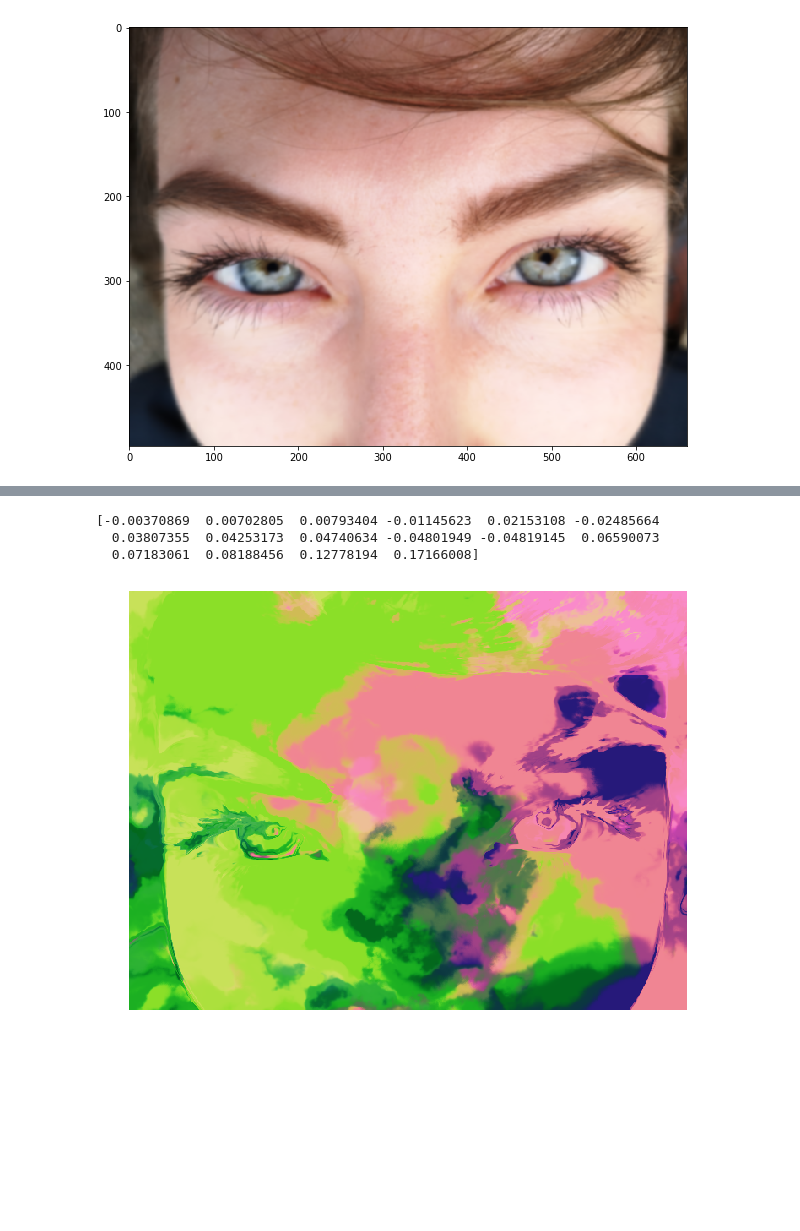
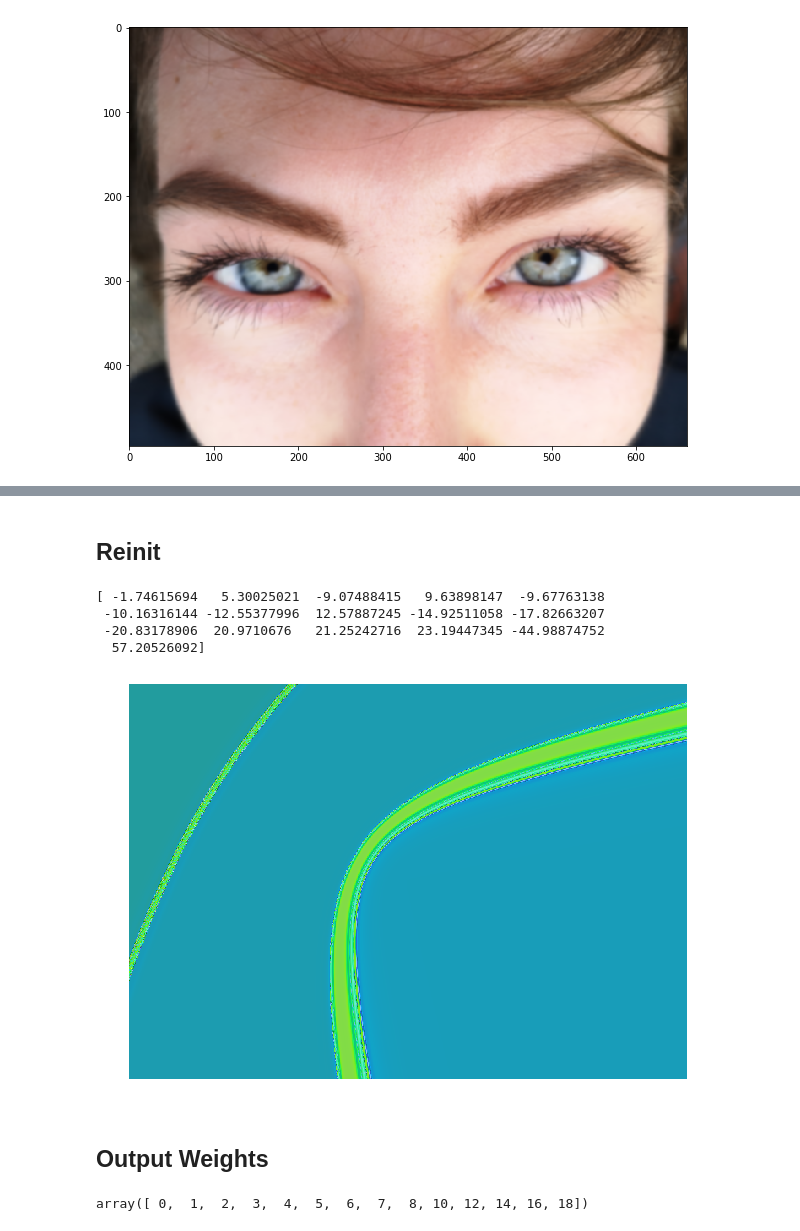
Before and after one commit to heysoos/cppn-tensorflow, a Jupyter notebook: cppn.ipynb, the cells around one changed output, grey strips where cells are left out. Saved outputs shown, nothing was run; the diff lists cells and outputs as text; code cells hidden in the pictures; blank space fills up the shorter version.

Commit message:
- updates to the figure generating functions and notebook - glsl shader export for touch designer

```diff
--- a/cppn.ipynb
+++ b/cppn.ipynb
@@ -129,40 +175,49 @@ plt.imshow(im2)
+# %% [markdown]
+## Reinit
 # %%
-# sampler.reinit()
+# %%timeit
+sampler.reinit()
 
 ##################
-x_dim = width
-y_dim = height
+# x_dim = width
+# y_dim = height
+
+x_dim = 420*2
+y_dim = 297*2
+# im2 = np.zeros((x_dim, y_dim))
+im2 = None
+
 scale = 4
 
 z2 = sampler.generate_z()[0]
-z_scale = 0.1
+z_scale = 100
 z_factor = np.random.normal(size=16) * z_scale
 
 sortidx = np.argsort(np.abs(z_factor))
 sortidy = np.argsort(np.abs(z2[0]))
 
 z_factor = z_factor[sortidx]
 z2 = z2[sortidy]
 zz = z2 * z_factor
 print(zz)
 ##################
 
 ##################
 # pseed = 0
 pseed = int(np.random.random() * 1e5 )
-perlin_params = (5, scale/2, 6, 0.5, 2.0)
-f_params = [1, 1, perlin_params, 0, -0.02]
+perlin_params = (0, scale/2, 6, 0.5, 2.0)
+f_params = [2, 0, perlin_params, 0, 0]
 methods = ['rgb', 'hsv', 'xyz', 'yuv', 'YPbPr', 'YCbCr', 'YDbDr']
 method_i = 0
 #################
 
-img_data = sampler.generate(zz , x_dim=x_dim, y_dim=y_dim, scale=scale, seed=pseed,
+img_data = sampler.generate(zz, x_dim=x_dim, y_dim=y_dim, scale=scale, seed=pseed,
                             f_params=f_params, img=im2)
 
-
 sampler.show_image(img_data, methods[method_i])
 # %% [output]
-[-0.00370869  0.00702805  0.00793404 -0.01145623  0.02153108 -0.02485664
-  0.03807355  0.04253173  0.04740634 -0.04801949 -0.04819145  0.06590073
-  0.07183061  0.08188456  0.12778194  0.17166008]
+[ -1.74615694   5.30025021  -9.07488415   9.63898147  -9.67763138
+ -10.16316144 -12.55377996  12.57887245 -14.92511058 -17.82663207
+ -20.83178906  20.9710676   21.25242716  23.19447345 -44.98874752
+  57.20526092]
-[figure, old version]
+[figure, new version]
@@ -173,0 +224,2 @@ ax.hist(img_data[:, :, 2].reshape(-1), 100, alpha=0.2)
+# %% [markdown]
+## Output Weights
@@ -173,0 +258,4 @@ ax.hist(img_data[:, :, 2].reshape(-1), 100, alpha=0.2)
+# %%
+pos_list
+# %% [output]
+array([ 0,  1,  2,  3,  4,  5,  6,  7,  8, 10, 12, 14, 16, 18])
```
Also changed, not shown: parts of 29 cells of this notebook, 9 other files.
